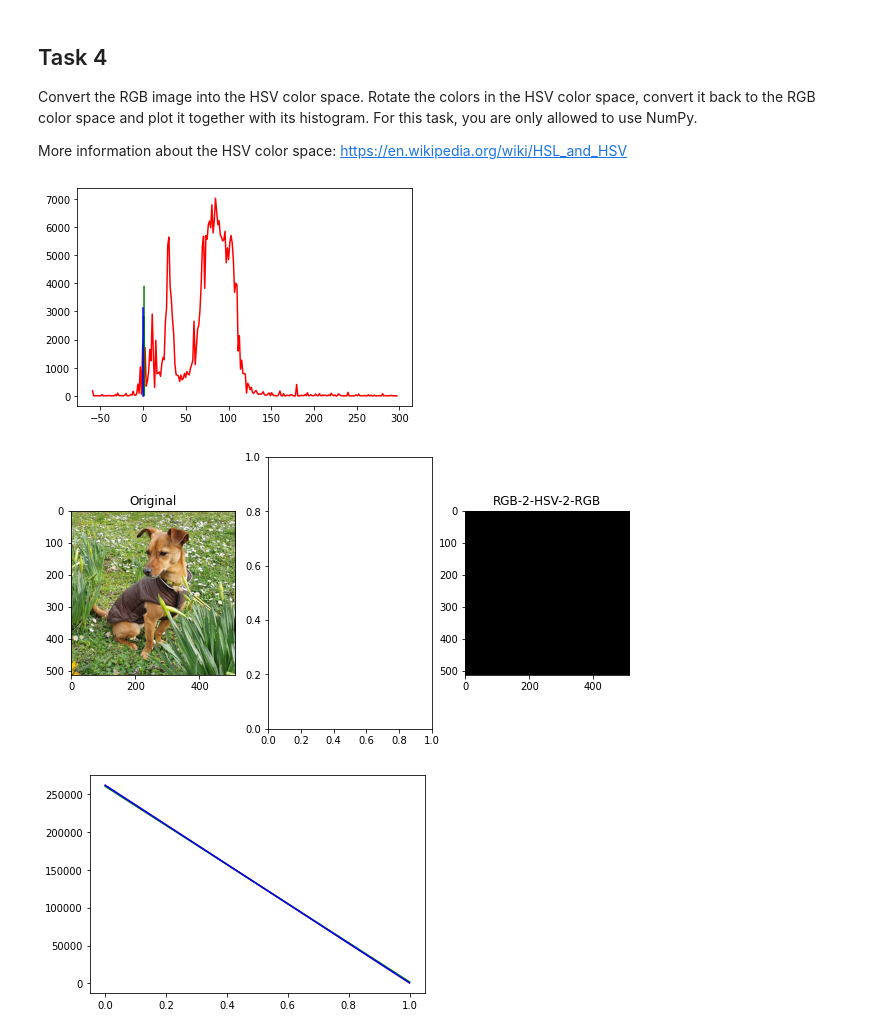
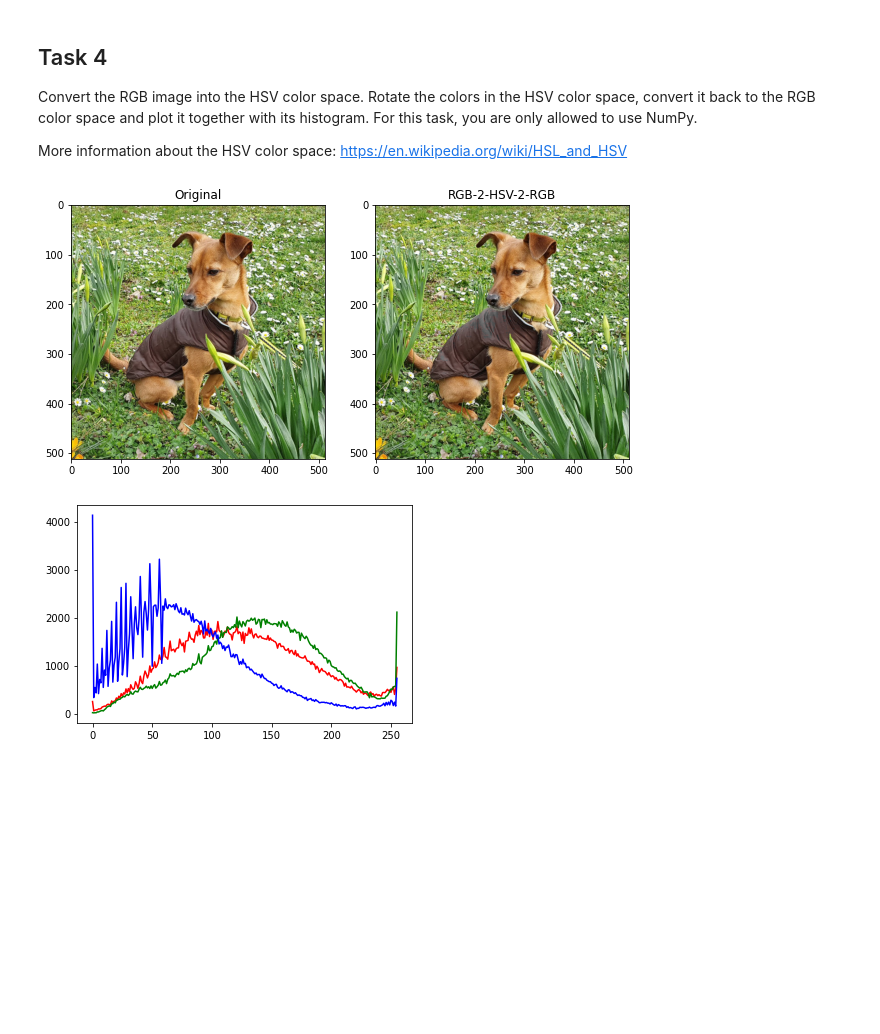
Before and after one commit to mrokuss/3dcv-students, a Jupyter notebook: 1.0-tl-scientific-python.ipynb, the cells around one changed output. Cells and saved outputs as stored; diff of their text form; code cells hidden in the pictures; blank space fills up the shorter version.

```diff
--- a/1.0-tl-scientific-python.ipynb
+++ b/1.0-tl-scientific-python.ipynb
@@ -269,33 +269,26 @@ def hsv2rgb(image):
     return rgb_image
 # %%
 # %%
-orig = image.copy()
 
 # TODO: Rotate the colors in hsv color space
 # Change the color space from rgb to hsv and plot it
-image = (image / 255).astype(np.float64)
-image_hsv = rgb2hsv(image)
-plot_color_histogram(image_hsv)
+image_hsv = (image / 255).astype(np.float64)
+image_hsv = rgb2hsv(image_hsv)
 
 # TODO: Now, convert it back from HSV to RGB and plot it
-
-in_hsv = image_hsv.copy()
-
-result = hsv2rgb(in_hsv)
-
+result = hsv2rgb(image_hsv)
 result = (result*255).astype(np.uint8)
 
 # TODO: plot image
 fig, ax = plt.subplots(1,2, figsize=(10,5))
-ax[0].imshow(orig)
+ax[0].imshow(image)
 ax[0].set_title("Original")
 ax[1].imshow(result)
 ax[1].set_title("RGB-2-HSV-2-RGB")
 plt.show()
 
 # TODO: Plot the color histogram of the inverted rgb image
 plot_color_histogram(result)
 # %% [output]
-[figure, old version]
+[figure, new version]
-[figure, old version]
+[figure, new version]
-[figure, removed]
```
